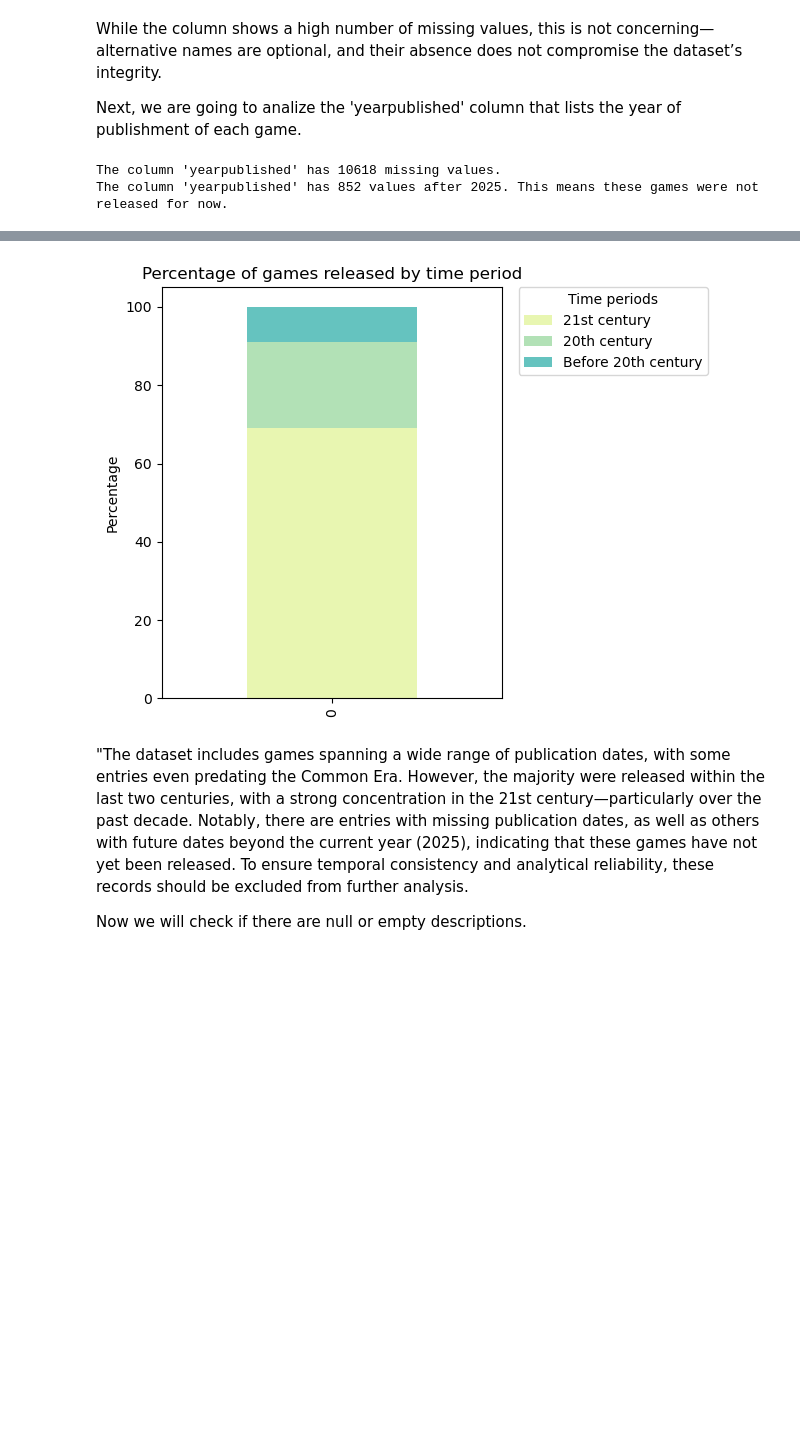
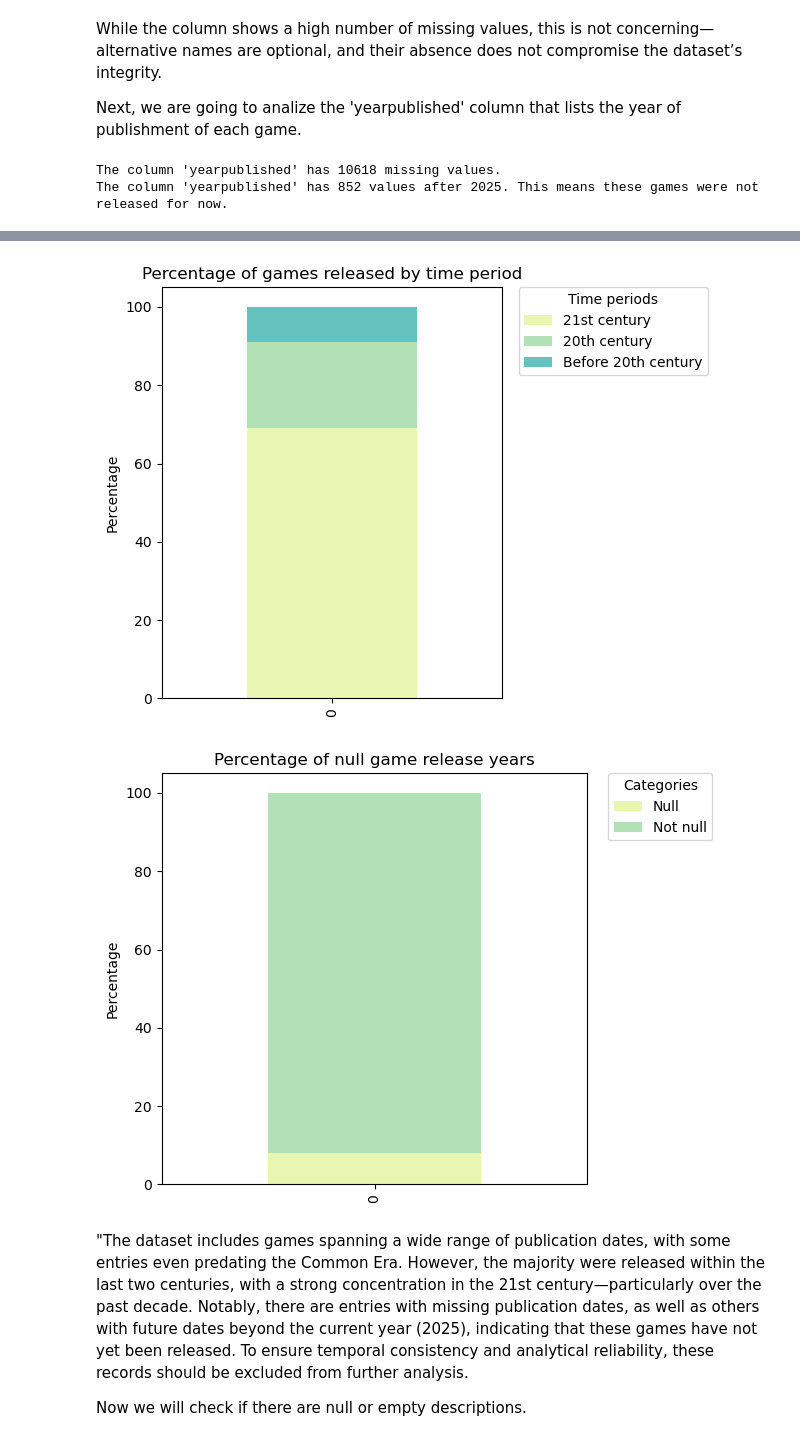
Before and after one commit to LsFaria04/PRI_Board_Games_Search_System, a Jupyter notebook: analysis.ipynb, the cells around one changed output, grey strips where cells are left out. Saved outputs shown, nothing was run; the diff lists cells and outputs as text; code cells hidden in the pictures; blank space fills up the shorter version.

Commit message:
Added plots with the percentage of null values

```diff
--- a/analysis.ipynb
+++ b/analysis.ipynb
@@ -222,33 +222,48 @@ plt.title("Game publish date before year 0 histogram")
 plt.show()
 sb.histplot(recent_releases, x = "yearpublished", color = "blue")
 plt.xlabel("Year of Publication")
 plt.ylabel("Count")
 plt.title("Game publish date histogram (last 2 centuries)")
 plt.show()
 
 
 counts = pd.Series({
     "21st century": (df["yearpublished"] > 2000).sum(),
     "20th century": ((df["yearpublished"] > 1900) & (df["yearpublished"] <= 2000)).sum(),
     "Before 20th century" : (df["yearpublished"] <= 1900).sum()
 })
 percentages = counts / counts.sum() * 100
 year_percentage =  pd.DataFrame([percentages])
 year_percentage.plot(
     kind="bar", stacked=True, color=sb.color_palette("YlGnBu")
 )
 plt.ylabel("Percentage")
 plt.title("Percentage of games released by time period")
 plt.legend(bbox_to_anchor=(1.05, 1), loc="upper left", borderaxespad=0, title = "Time periods")
 plt.tight_layout()
+
+counts = pd.Series({
+    "Null": ((df["yearpublished"].isna() ) | (df["yearpublished"] == 0)).sum(),
+    "Not null": (df["yearpublished"].notna() & (df["yearpublished"] != 0)).sum()
+})
+percentages = counts / counts.sum() * 100
+null_year_percentage =  pd.DataFrame([percentages])
+null_year_percentage.plot(
+    kind="bar", stacked=True, color=sb.color_palette("YlGnBu")
+)
+plt.ylabel("Percentage")
+plt.title("Percentage of null game release years")
+plt.legend(bbox_to_anchor=(1.05, 1), loc="upper left", borderaxespad=0, title = "Categories")
+plt.tight_layout()
 # %% [output]
 The column 'yearpublished' has 10618 missing values.
 The column 'yearpublished' has 852 values after 2025. This means these games were not released for now.
 [figure]
 [figure]
 [figure]
 [figure]
 [figure]
+[figure, added]
 # %% [markdown]
 "The dataset includes games spanning a wide range of publication dates, with some entries even predating the Common Era. However, the majority were released within the last two centuries, with a strong concentration in the 21st century—particularly over the past decade. Notably, there are entries with missing publication dates, as well as others with future dates beyond the current year (2025), indicating that these games have not yet been released. To ensure temporal consistency and analytical reliability, these records should be excluded from further analysis.
 
```
Also changed, not shown: parts of 19 cells of this notebook.
